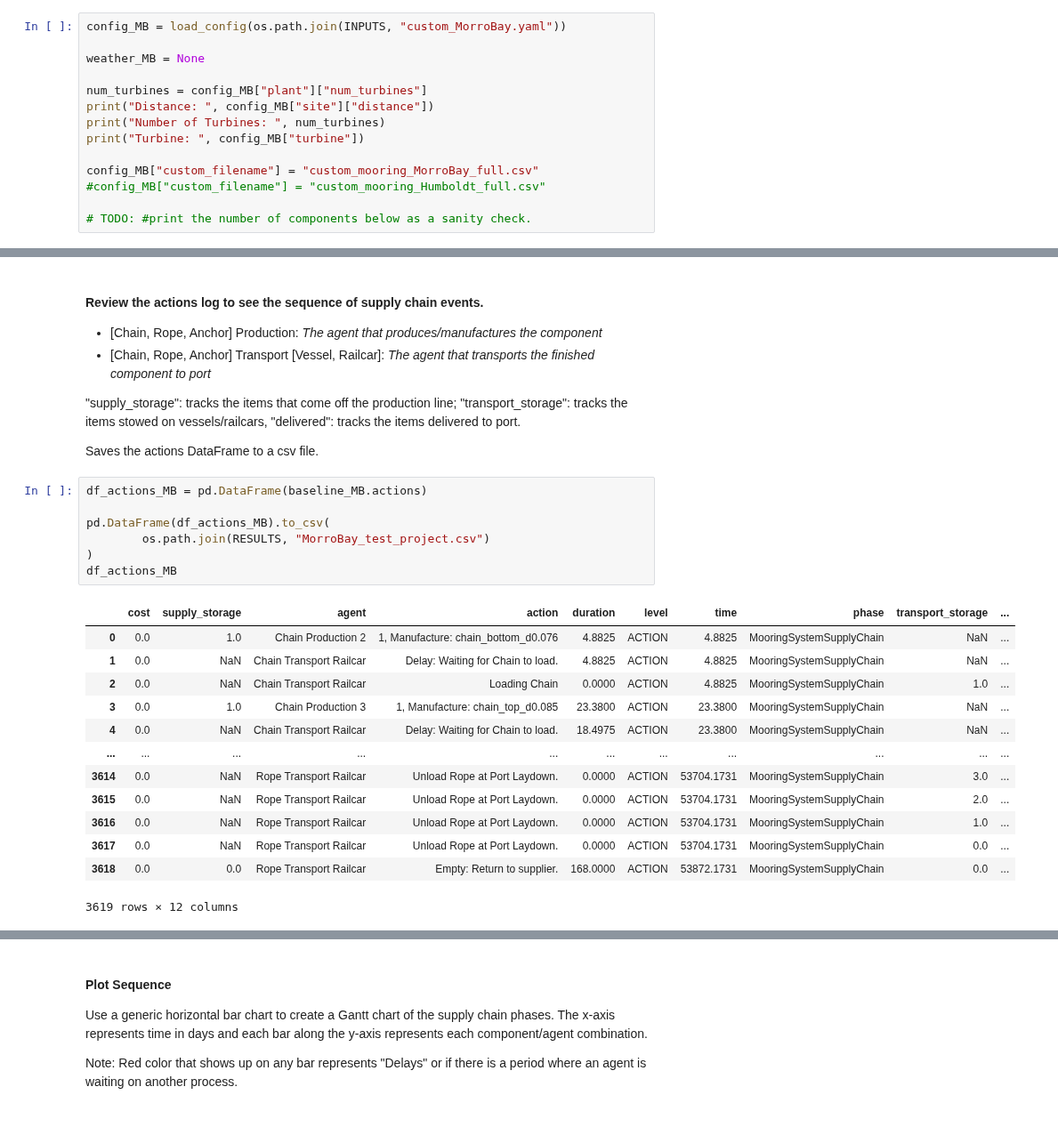
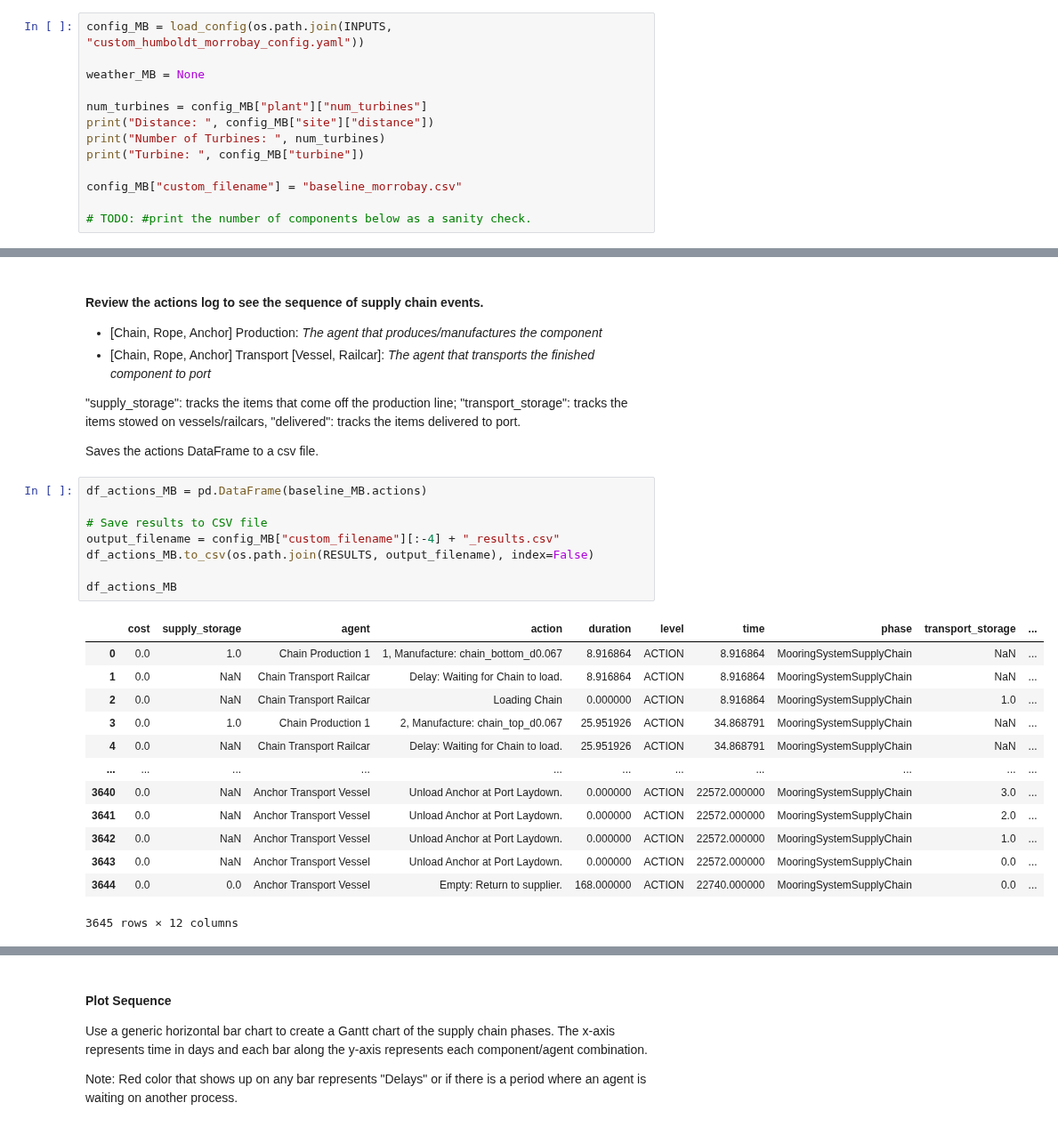
Before and after one commit to WISDEM/ORBIT, a Jupyter notebook: examples/Standard_Mooring/StandardMooring.ipynb, the cells around one changed output, grey strips where cells are left out. Shown at 89% size. Saved outputs shown, nothing was run; the diff lists cells and outputs as text.

```diff
--- a/examples/Standard_Mooring/StandardMooring.ipynb
+++ b/examples/Standard_Mooring/StandardMooring.ipynb
@@ -32,7 +34,7 @@ Rather than using ORBIT's standard curve-fit design tools, this model reads in s
 (Optional) specify a weather file to see how weather constraints impacts
 installation. Status: Unused in SupplyChain
 # %%
-config_MB = load_config(os.path.join(INPUTS, "custom_MorroBay.yaml"))
+config_MB = load_config(os.path.join(INPUTS, "custom_humboldt_morrobay_config.yaml"))
 
 weather_MB = None
 
@@ -41,8 +43,7 @@ print("Distance: ", config_MB["site"]["distance"])
 print("Number of Turbines: ", num_turbines)
 print("Turbine: ", config_MB["turbine"])
 
-config_MB["custom_filename"] = "custom_mooring_MorroBay_full.csv"
-#config_MB["custom_filename"] = "custom_mooring_Humboldt_full.csv"
+config_MB["custom_filename"] = "baseline_morrobay.csv"
 
 # TODO: #print the number of components below as a sanity check.
 # %% [output]
@@ -103,24 +90,25 @@ Saves the actions DataFrame to a csv file.
 # %%
 df_actions_MB = pd.DataFrame(baseline_MB.actions)
 
-pd.DataFrame(df_actions_MB).to_csv(
-        os.path.join(RESULTS, "MorroBay_test_project.csv")
-)
+# Save results to CSV file
+output_filename = config_MB["custom_filename"][:-4] + "_results.csv"
+df_actions_MB.to_csv(os.path.join(RESULTS, output_filename), index=False)
+
 df_actions_MB
 # %% [output]
 |  | cost | supply_storage | agent | action | duration | level | time | phase | transport_storage | ... |
-| 0 | 0.0 | 1.0 | Chain Production 2 | 1, Manufacture: chain_bottom_d0.076 | 4.8825 | ACTION | 4.8825 | MooringSystemSupplyChain | NaN | ... |
-| 1 | 0.0 | NaN | Chain Transport Railcar | Delay: Waiting for Chain to load. | 4.8825 | ACTION | 4.8825 | MooringSystemSupplyChain | NaN | ... |
-| 2 | 0.0 | NaN | Chain Transport Railcar | Loading Chain | 0.0000 | ACTION | 4.8825 | MooringSystemSupplyChain | 1.0 | ... |
-| 3 | 0.0 | 1.0 | Chain Production 3 | 1, Manufacture: chain_top_d0.085 | 23.3800 | ACTION | 23.3800 | MooringSystemSupplyChain | NaN | ... |
-| 4 | 0.0 | NaN | Chain Transport Railcar | Delay: Waiting for Chain to load. | 18.4975 | ACTION | 23.3800 | MooringSystemSupplyChain | NaN | ... |
+| 0 | 0.0 | 1.0 | Chain Production 1 | 1, Manufacture: chain_bottom_d0.067 | 8.916864 | ACTION | 8.916864 | MooringSystemSupplyChain | NaN | ... |
+| 1 | 0.0 | NaN | Chain Transport Railcar | Delay: Waiting for Chain to load. | 8.916864 | ACTION | 8.916864 | MooringSystemSupplyChain | NaN | ... |
+| 2 | 0.0 | NaN | Chain Transport Railcar | Loading Chain | 0.000000 | ACTION | 8.916864 | MooringSystemSupplyChain | 1.0 | ... |
+| 3 | 0.0 | 1.0 | Chain Production 1 | 2, Manufacture: chain_top_d0.067 | 25.951926 | ACTION | 34.868791 | MooringSystemSupplyChain | NaN | ... |
+| 4 | 0.0 | NaN | Chain Transport Railcar | Delay: Waiting for Chain to load. | 25.951926 | ACTION | 34.868791 | MooringSystemSupplyChain | NaN | ... |
 | ... | ... | ... | ... | ... | ... | ... | ... | ... | ... | ... |
-| 3614 | 0.0 | NaN | Rope Transport Railcar | Unload Rope at Port Laydown. | 0.0000 | ACTION | 53704.1731 | MooringSystemSupplyChain | 3.0 | ... |
-| 3615 | 0.0 | NaN | Rope Transport Railcar | Unload Rope at Port Laydown. | 0.0000 | ACTION | 53704.1731 | MooringSystemSupplyChain | 2.0 | ... |
-| 3616 | 0.0 | NaN | Rope Transport Railcar | Unload Rope at Port Laydown. | 0.0000 | ACTION | 53704.1731 | MooringSystemSupplyChain | 1.0 | ... |
-| 3617 | 0.0 | NaN | Rope Transport Railcar | Unload Rope at Port Laydown. | 0.0000 | ACTION | 53704.1731 | MooringSystemSupplyChain | 0.0 | ... |
-| 3618 | 0.0 | 0.0 | Rope Transport Railcar | Empty: Return to supplier. | 168.0000 | ACTION | 53872.1731 | MooringSystemSupplyChain | 0.0 | ... |
+| 3640 | 0.0 | NaN | Anchor Transport Vessel | Unload Anchor at Port Laydown. | 0.000000 | ACTION | 22572.000000 | MooringSystemSupplyChain | 3.0 | ... |
+| 3641 | 0.0 | NaN | Anchor Transport Vessel | Unload Anchor at Port Laydown. | 0.000000 | ACTION | 22572.000000 | MooringSystemSupplyChain | 2.0 | ... |
+| 3642 | 0.0 | NaN | Anchor Transport Vessel | Unload Anchor at Port Laydown. | 0.000000 | ACTION | 22572.000000 | MooringSystemSupplyChain | 1.0 | ... |
+| 3643 | 0.0 | NaN | Anchor Transport Vessel | Unload Anchor at Port Laydown. | 0.000000 | ACTION | 22572.000000 | MooringSystemSupplyChain | 0.0 | ... |
+| 3644 | 0.0 | 0.0 | Anchor Transport Vessel | Empty: Return to supplier. | 168.000000 | ACTION | 22740.000000 | MooringSystemSupplyChain | 0.0 | ... |
-3619 rows × 12 columns
+3645 rows × 12 columns
 # %%
 def leadtime(df, pattern):
         ''' i= 0:chain, 1:rope, 2:anchor
```
Also changed, not shown: parts of 8 cells of this notebook, 12 other files.
